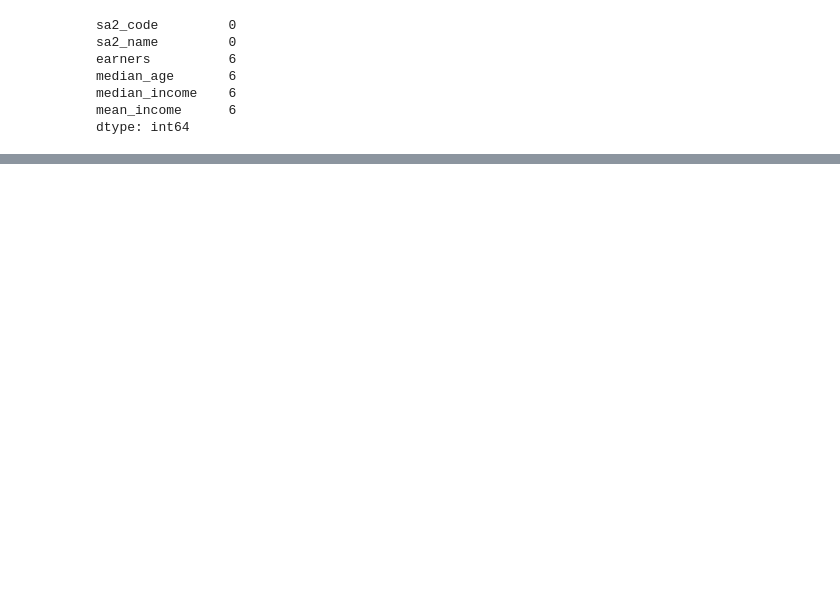
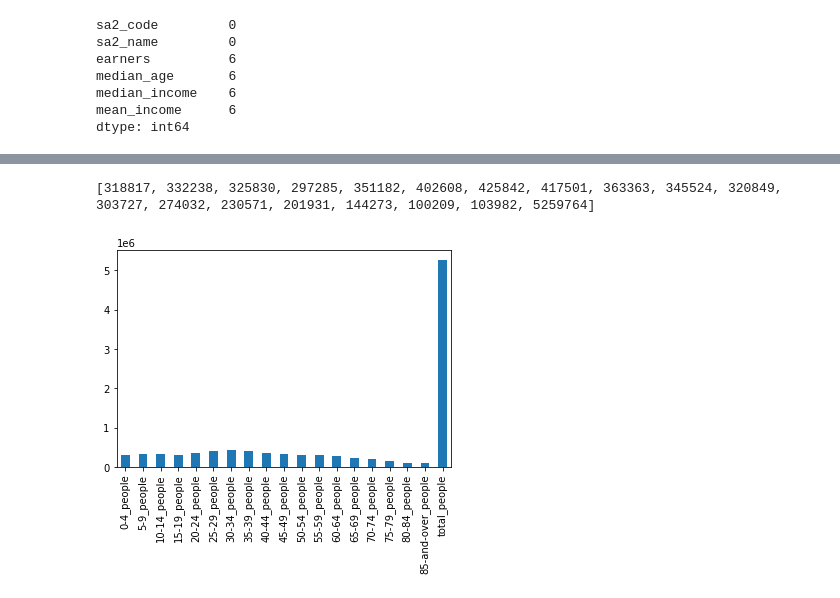
Before and after one commit to joshuahallam127/DATA2901_Assign, a Jupyter notebook: main.ipynb, the cells around one changed output, grey strips where cells are left out. Drawn from its saved outputs; the diff is of its cells as text; code cells hidden in the pictures; blank space fills up the shorter version.

```diff
--- a/main.ipynb
+++ b/main.ipynb
@@ -179,0 +264,2 @@ print(len(business['sa2_name'].unique()))
+# %%
+population = population.astype({'sa2_name' : 'string'})
@@ -179,0 +322,11 @@ print(len(business['sa2_name'].unique()))
+# %%
+sums = [population.iloc[:,i].sum() for i in range(2,21)]
+print(sums)
+# Create a histogram of the sums
+sums = population.iloc[:,2:21].sum()
+sums.plot(kind='bar')
+# # Show the plot
+plt.show()
+# %% [output]
+[318817, 332238, 325830, 297285, 351182, 402608, 425842, 417501, 363363, 345524, 320849, 303727, 274032, 230571, 201931, 144273, 100209, 103982, 5259764]
+[figure, added]
```
Also changed, not shown: parts of 33 cells of this notebook.
